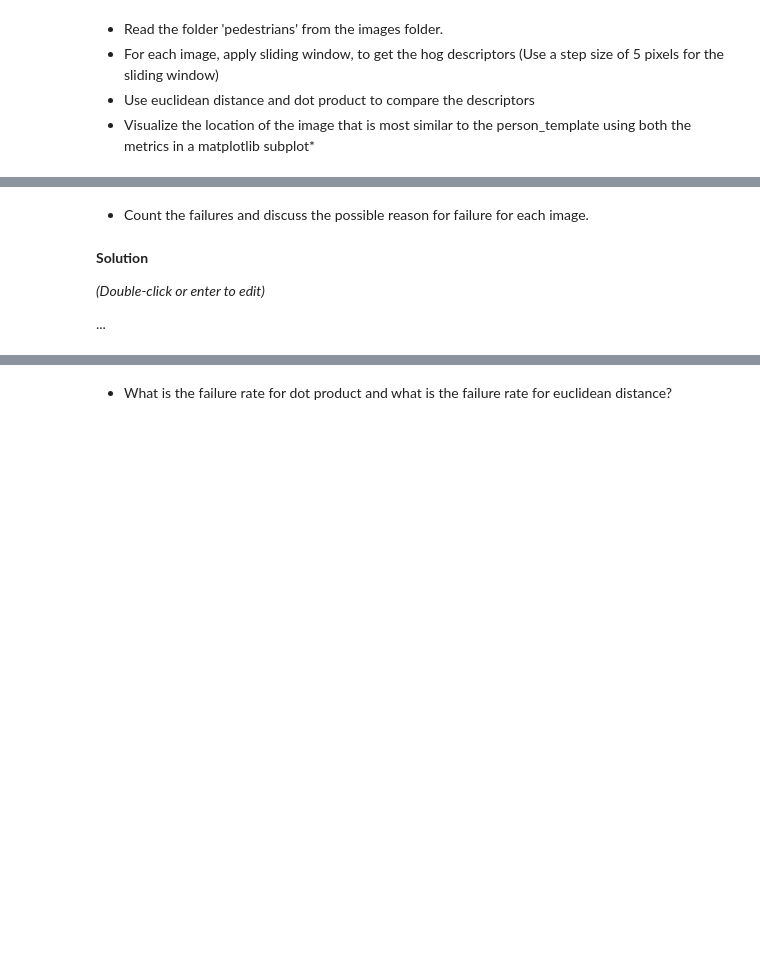
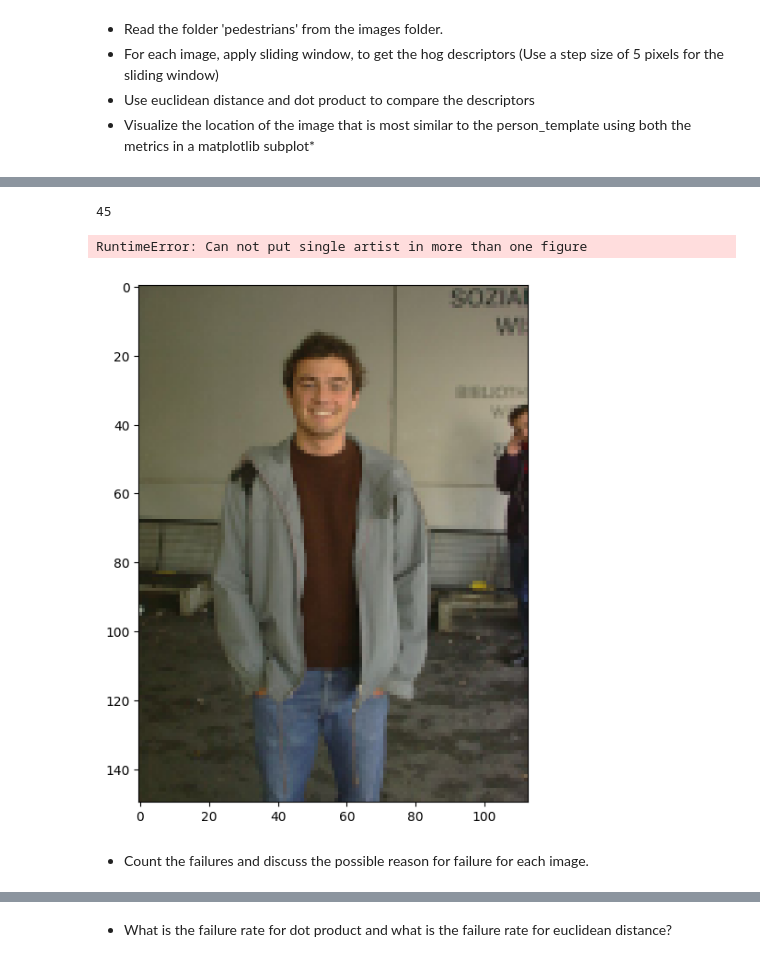
Before and after one commit to BecTome/UPC_MasterArtificialIntelligence, a Jupyter notebook: CV/Labs/P04_20231017_template_matching_and_HOG/p4_template_matching_HOG.ipynb, the cells around one changed output, grey strips where cells are left out. Drawn from its saved outputs; the diff is of its cells as text; code cells hidden in the pictures; blank space fills up the shorter version.

```diff
--- a/CV/Labs/P04_20231017_template_matching_and_HOG/p4_template_matching_HOG.ipynb
+++ b/CV/Labs/P04_20231017_template_matching_and_HOG/p4_template_matching_HOG.ipynb
@@ -444,8 +551,49 @@ image.shape
+# %%
+
+for i in range(len(files)):
+    image = plt.imread(files[i])
+
+    hog_descriptors, map_count_to_window = sliding_window_hog(image, 5, template_image.shape)
+    # compute euclidean distance
+    euclidean_distances = np.array([np.linalg.norm(template_hog_descriptor - descriptor)
+                                    for descriptor in hog_descriptors])
+
+    # compute the dot product
+    dot_products = np.array([np.dot(template_hog_descriptor, descriptor) for descriptor
+                            in hog_descriptors])
+
+    # Visualize the location of the image that is most similar to the person_template using both the metrics in a matplotlib subplot
+    fig = plt.figure(figsize=(12, 10))
+    # Get the index of the most similar image using the euclidean distance
+    min_index_euclidean = np.argmin(euclidean_distances)
+    print(min_index_euclidean)
+    windows_euclidean = map_count_to_window[min_index_euclidean]
+    x, y, w, h = windows_euclidean
+
+    plt.subplot(1, 2, 1)
+    plt.imshow(image)
+    plt.gca().add_patch(rect)
+    plt.axis('off')
+    plt.title('Euclidean distance')
+
+    # Get the index of the most similar image using the dot product
+    max_index_dot = np.argmax(dot_products)
+    print(max_index_dot)
+    windows_dot = map_count_to_window[max_index_dot]
+    x, y, w, h = windows_dot
+
+    plt.subplot(1, 2, 2)
+    plt.imshow(image)
+    rect = plt.Rectangle((x, y), w, h, edgecolor='r', facecolor='none')
+    plt.gca().add_patch(rect)
+    plt.axis('off')
+    plt.title('Dot product')
+
+    plt.suptitle('Image: {}'.format(files[i]))
+    plt.show()
+# %% [output]
+45
+RuntimeError: Can not put single artist in more than one figure
+[figure, added]
 # %% [markdown]
 *   Count the failures and discuss the possible reason for failure for each image.
-# %% [markdown]
-**Solution**
-
-*(Double-click or enter to edit)*
-
-...
```
Also changed, not shown: parts of 18 cells of this notebook.
